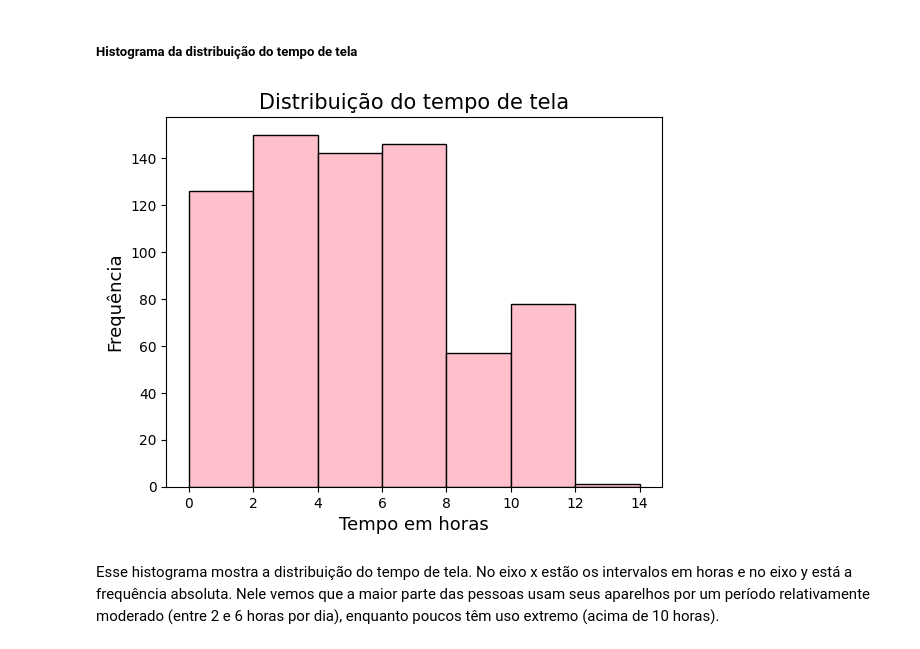
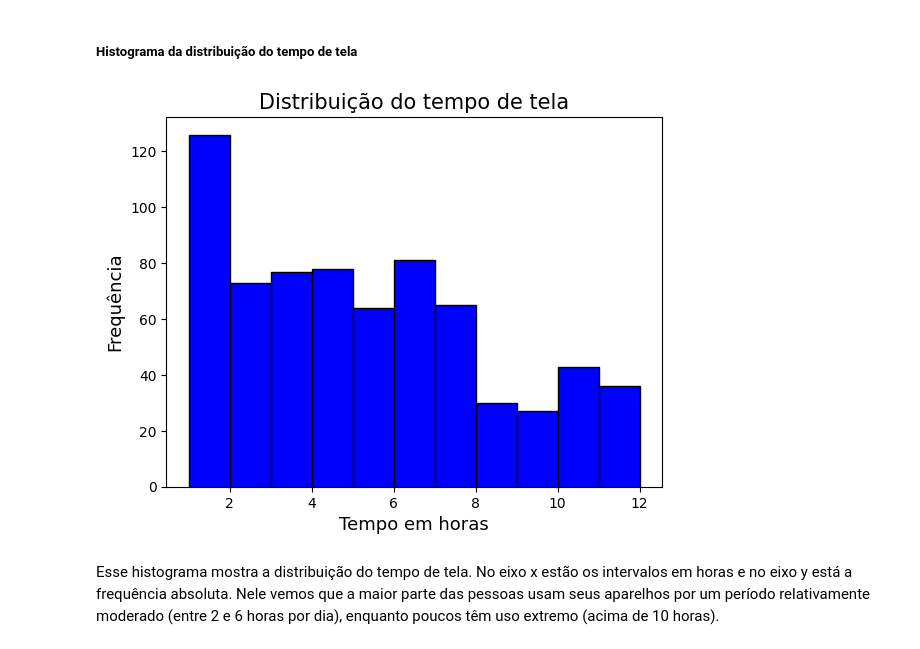
Before and after one commit to aninhaborges/trabalho-final-org-dados, a Jupyter notebook: user-behavior/UserBehavior.ipynb, the cells around one changed output. Drawn from its saved outputs; the diff is of its cells as text; code cells hidden in the pictures.

```diff
--- a/user-behavior/UserBehavior.ipynb
+++ b/user-behavior/UserBehavior.ipynb
@@ -131,16 +131,15 @@ Podemos observar que os aparelhos mais frequentes são:  Xiaomi Mi 11 e iPhone 1
 ##### Histograma da distribuição do tempo de tela
 # %%
 screem_on_time= df['Screen On Time (hours/day)']
-intervalo_hr=list(range(0,15,2))
-plt.hist(screem_on_time, intervalo_hr, color='pink', edgecolor='black')
+plt.hist(screem_on_time, bins=11, color='blue', edgecolor='black')
 
 plt.title('Distribuição do tempo de tela',fontsize=15)
 plt.xlabel('Tempo em horas',fontsize=13)
 plt.ylabel('Frequência',fontsize=13)
 
 plt.show()
 # %% [output]
-[figure, old version]
+[figure, new version]
 # %% [markdown]
 Esse histograma mostra a distribuição do tempo de tela. No eixo x estão os intervalos em horas e no eixo y está a frequência absoluta. Nele vemos que a maior parte das pessoas usam seus aparelhos por um período relativamente moderado (entre 2 e 6 horas por dia), enquanto poucos têm uso extremo (acima de 10 horas).
 # %% [markdown]
```
Also changed, not shown: parts of 6 cells of this notebook, 1 other file.
